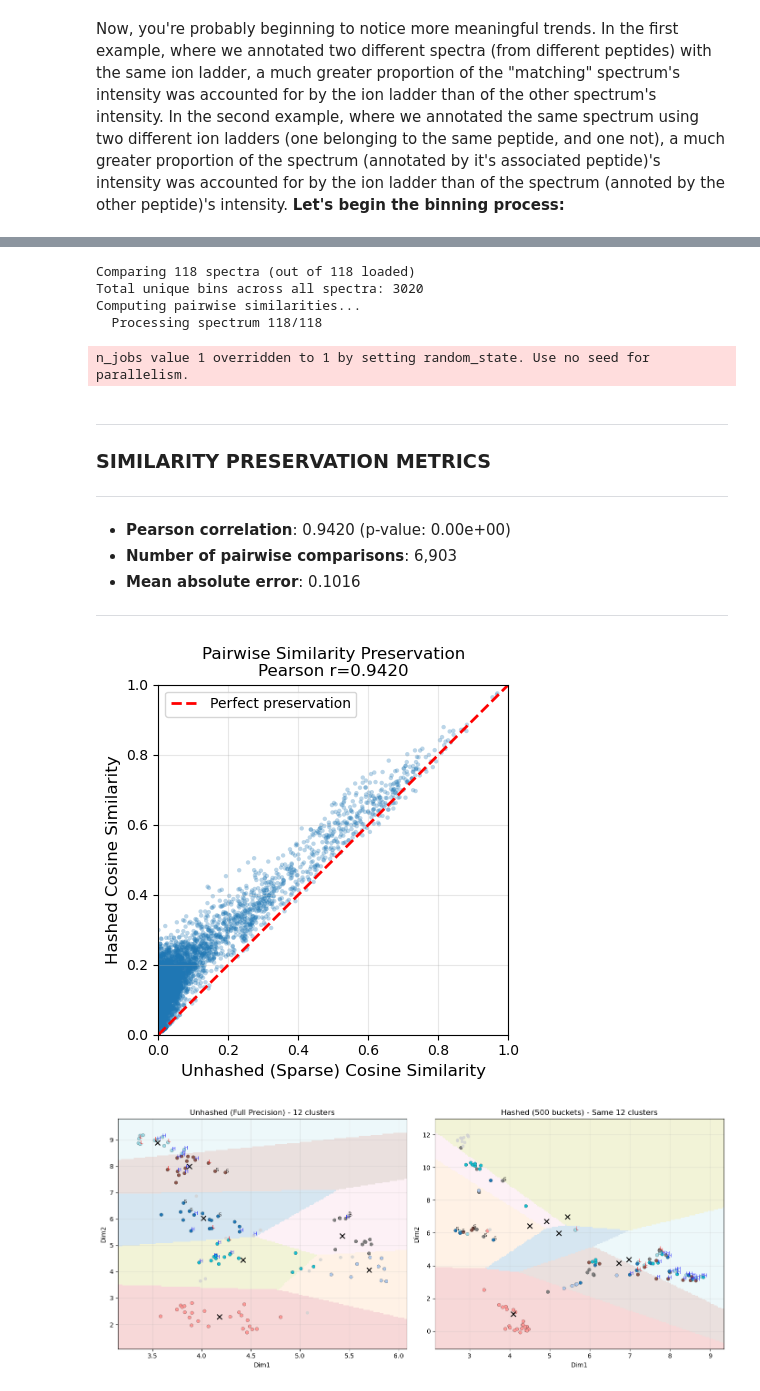
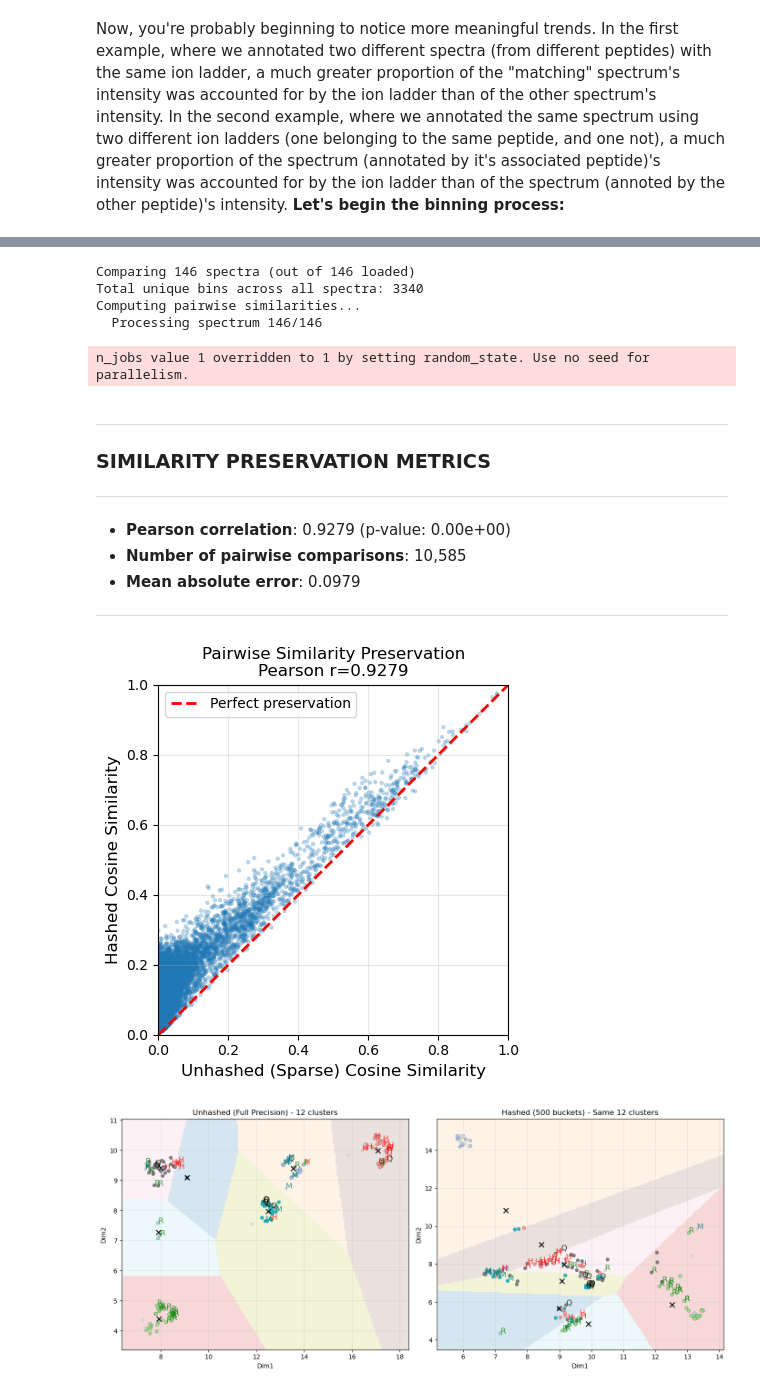
Before and after one commit to Alexander-Sol/MS_spectra_encoding, a Jupyter notebook: 02_Spectral_Hashing_and_OMS.ipynb, the cells around one changed output, grey strips where cells are left out. Cells and saved outputs as stored; diff of their text form; code cells hidden in the pictures.

```diff
--- a/02_Spectral_Hashing_and_OMS.ipynb
+++ b/02_Spectral_Hashing_and_OMS.ipynb
@@ -1356,6 +1356,22 @@ HNGPEHWHKDFPIANGER_Spectra= [
 
 LVQFHFHWGSSDDQGSEHTVDRK_Spectra = [
     5211, 5225, 5231, 5241, 5248, 5286, 5465, 5996
+]
+
+QSPVDIDTK_Spectra = [
+    3551, 3819, 4068, 4127, 4293, 4293, 4366, 4477,
+    5155, 5171, 5340, 5480
+]
+
+RMVNNGHSFNVEYDDSQDK_Spectra = [
+    3325, 3340, 3452, 3483, 3612, 3758, 3809, 3834, 3835, 3837,
+    3864, 3914, 3925, 3982, 3990, 3992, 4010, 4018, 4022, 4023,
+    4086, 4217, 4262, 4510, 4686
+]
+
+MVNNGHSFNVEYDDSQDKAVLK_Spectra = [
+    4863, 4711, 4842, 457, 4683, 5124, 4544, 4772,
+    5044, 4693, 5356, 6438, 5668, 4690
 ]
 
 TwoHundred_more = [
@@ -1371,39 +1387,39 @@ TwoHundred_more = [
     6220, 7538, 6258, 6482, 7961, 8301, 5910, 8536, 5809, 6747,
     5124, 5574, 5435, 4544, 4022, 7390, 4772, 5499, 3990, 4606,
     5044, 7046, 3982, 8799, 9318, 4866, 6500, 8854, 4377, 7760,
     9971, 6258, 5638, 7543, 5856, 7882, 5286, 4829, 8825, 8680,
     4318, 8651, 6910, 8801, 8620, 8473, 4693, 6983, 8466, 7119,
     7757, 5356, 4726, 6235, 6433, 4165, 7613, 5430, 4684, 6849,
     8297, 5604, 6518, 5626, 9506, 6974, 4162, 6863, 7475, 5588,
     8895, 4953, 7643, 4966, 3979, 3612, 8553, 4510, 7647, 9302,
     6438, 6128, 4071, 5668, 4690, 5323, 7868, 5786, 8713, 5772,
     7127, 5132, 6856, 8710, 7684, 7291, 4596, 4706, 6449, 6597,
     8118, 4153, 8160, 7603, 6475, 9322, 4376, 4192, 3811, 5702
 ]
 
 # Combines list and removes duplicates
 Combined_spectra_list = [
-    x for x in set(SHHWGYGK_spectra + HNGPEHWHKDFPIANGER_Spectra + LVQFHFHWGSSDDQGSEHTVDRK_Spectra + TwoHundred_more) if 2901 <= x <= 6317
+    x for x in set(SHHWGYGK_spectra + HNGPEHWHKDFPIANGER_Spectra + LVQFHFHWGSSDDQGSEHTVDRK_Spectra + QSPVDIDTK_Spectra + RMVNNGHSFNVEYDDSQDK_Spectra + MVNNGHSFNVEYDDSQDKAVLK_Spectra + TwoHundred_more) if 2901 <= x <= 6317
 ]
 
 prove_similarity_preservation_plots_and_statistics(
     mzml_path=demo_mzml_path,
     hash_buckets=500,
     spectra_idx_to_compare=Combined_spectra_list
 )
 # %% [output]
-Comparing 118 spectra (out of 118 loaded)
-Total unique bins across all spectra: 3020
+Comparing 146 spectra (out of 146 loaded)
+Total unique bins across all spectra: 3340
 Computing pairwise similarities...
-  Processing spectrum 118/118
+  Processing spectrum 146/146
 n_jobs value 1 overridden to 1 by setting random_state. Use no seed for parallelism.
 
 ---
 ### SIMILARITY PRESERVATION METRICS
 ---
-- **Pearson correlation**:  0.9420 (p-value: 0.00e+00)
-- **Number of pairwise comparisons**: 6,903
-- **Mean absolute error**: 0.1016
+- **Pearson correlation**:  0.9279 (p-value: 0.00e+00)
+- **Number of pairwise comparisons**: 10,585
+- **Mean absolute error**: 0.0979
 ---
-[figure, old version]
+[figure, new version]
-[figure, old version]
+[figure, new version]
```
Also changed, not shown: 1 other file.
